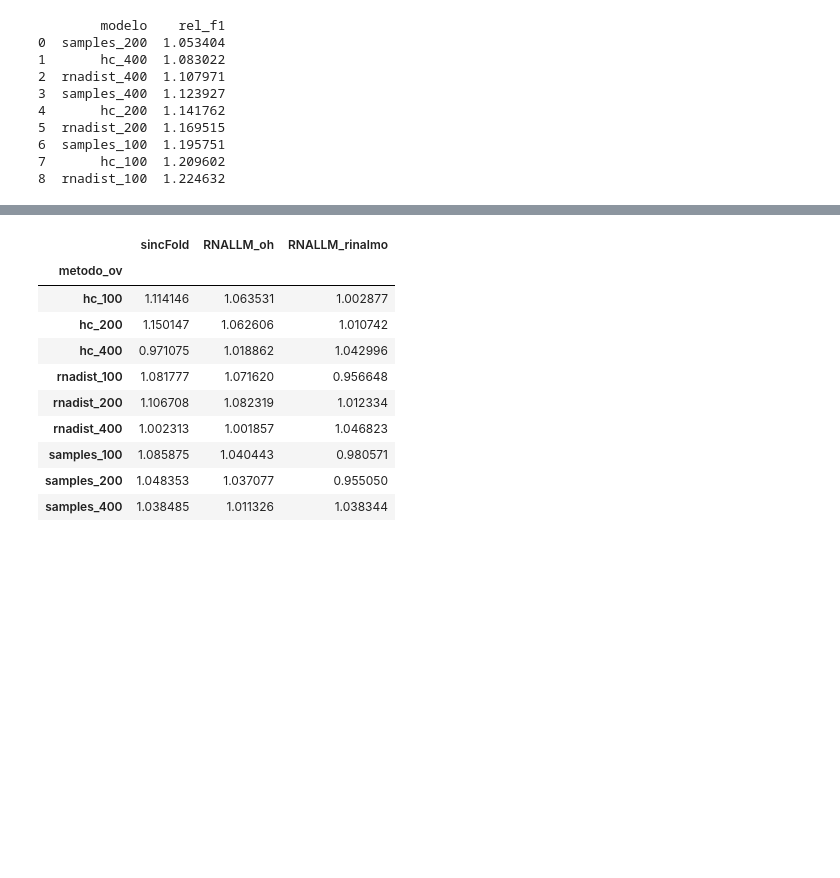
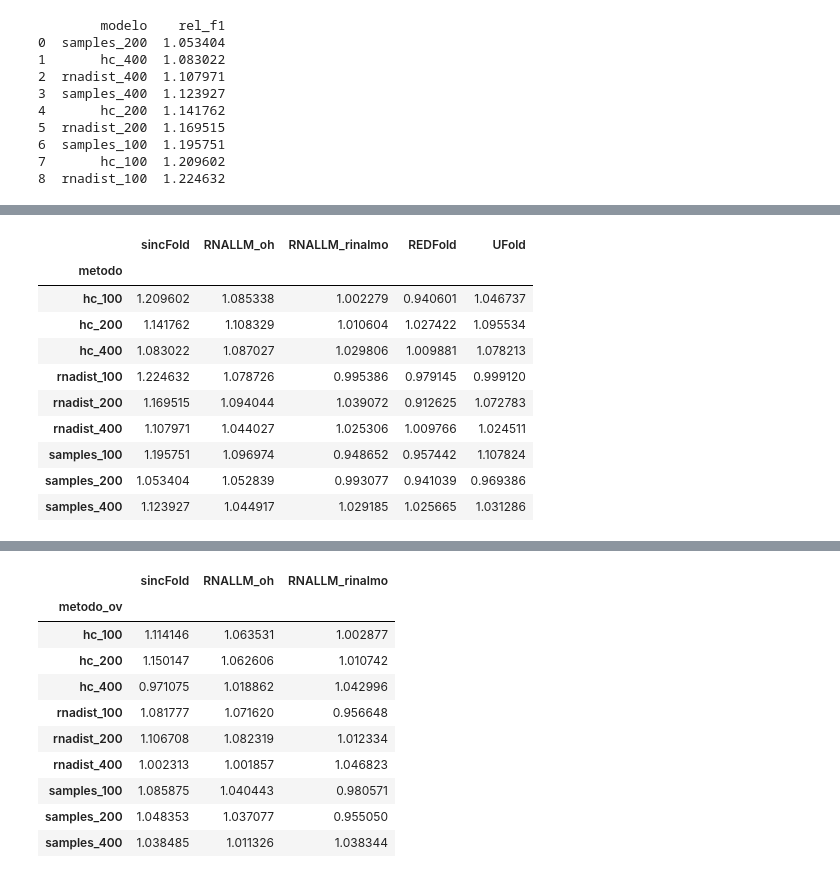
Before and after one commit to Gisch97/RNA-analysis, a Jupyter notebook: Experiments/f_ArchiveII/joint_analysis/collect_rel_f1.ipynb, the cells around one changed output, grey strips where cells are left out. Saved outputs shown, nothing was run; the diff lists cells and outputs as text; code cells hidden in the pictures; blank space fills up the shorter version.

```diff
--- a/Experiments/f_ArchiveII/joint_analysis/collect_rel_f1.ipynb
+++ b/Experiments/f_ArchiveII/joint_analysis/collect_rel_f1.ipynb
@@ -137,0 +147,14 @@ plt.show()
+# %%
+df_final.sort_index()
+# %% [output]
+|  | sincFold | RNALLM_oh | RNALLM_rinalmo | REDFold | UFold |
+| metodo |  |  |  |  |  |
+| hc_100 | 1.209602 | 1.085338 | 1.002279 | 0.940601 | 1.046737 |
+| hc_200 | 1.141762 | 1.108329 | 1.010604 | 1.027422 | 1.095534 |
+| hc_400 | 1.083022 | 1.087027 | 1.029806 | 1.009881 | 1.078213 |
+| rnadist_100 | 1.224632 | 1.078726 | 0.995386 | 0.979145 | 0.999120 |
+| rnadist_200 | 1.169515 | 1.094044 | 1.039072 | 0.912625 | 1.072783 |
+| rnadist_400 | 1.107971 | 1.044027 | 1.025306 | 1.009766 | 1.024511 |
+| samples_100 | 1.195751 | 1.096974 | 0.948652 | 0.957442 | 1.107824 |
+| samples_200 | 1.053404 | 1.052839 | 0.993077 | 0.941039 | 0.969386 |
+| samples_400 | 1.123927 | 1.044917 | 1.029185 | 1.025665 | 1.031286 |
```
Also changed, not shown: parts of 7 cells of this notebook, 14 other files.
